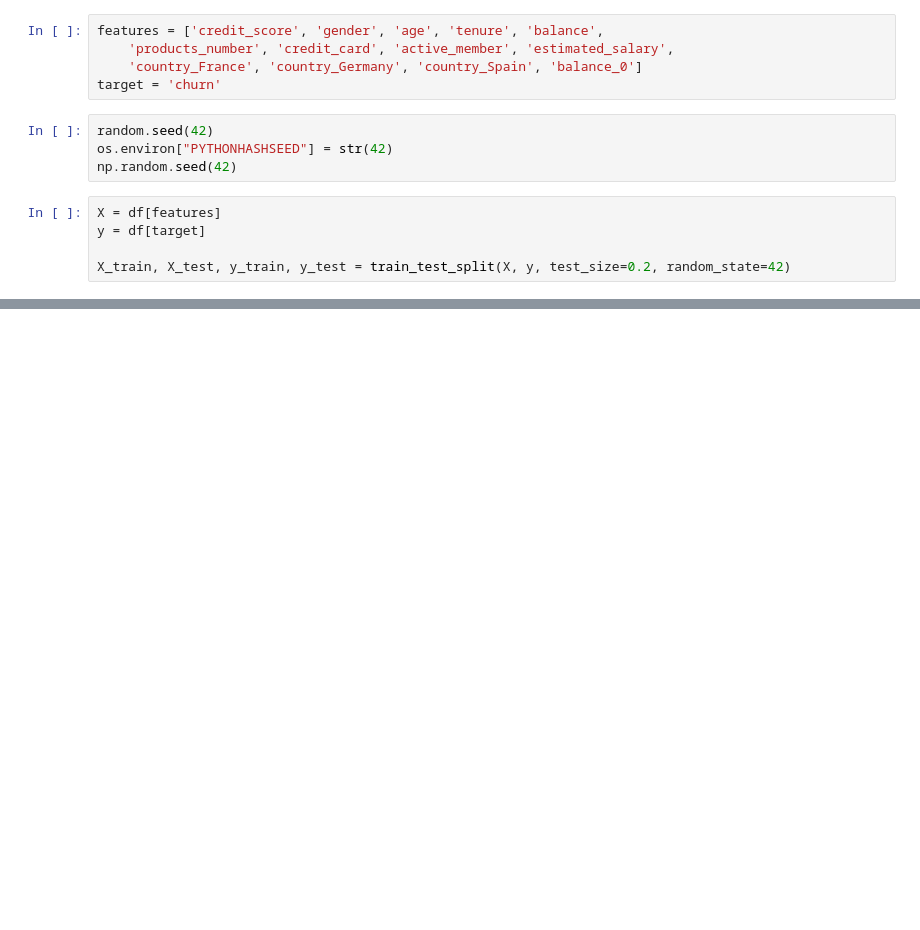
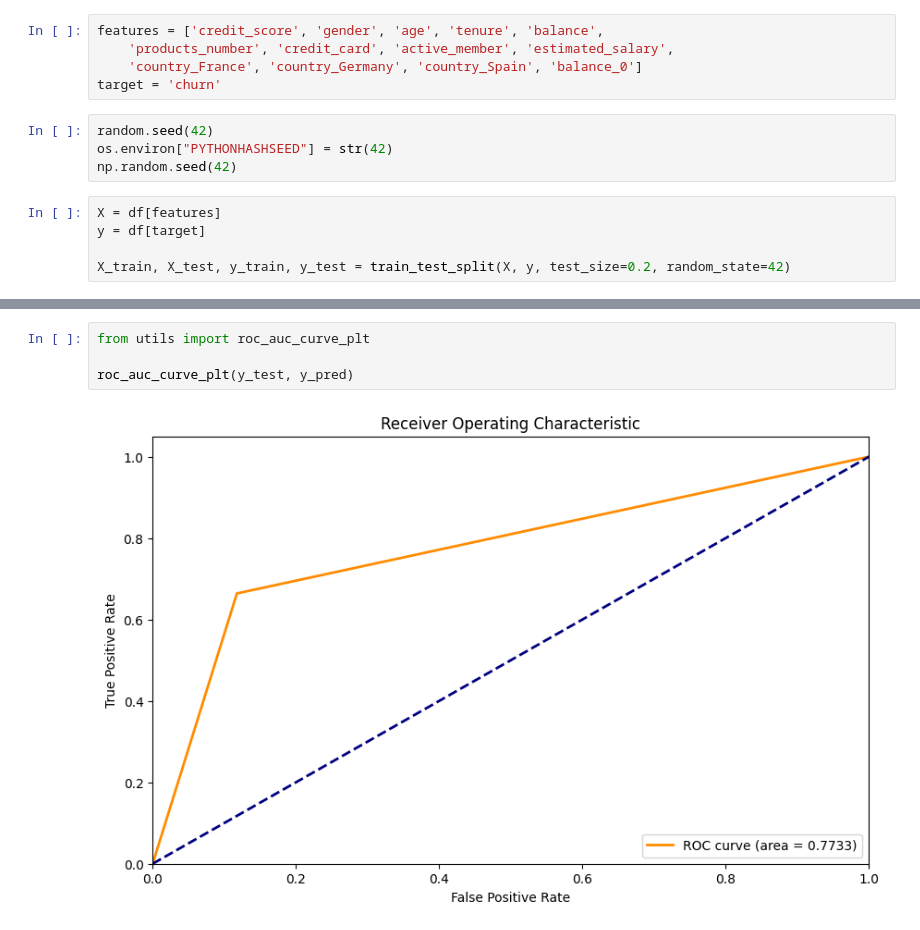
Before and after one commit to SKNETWORKS-FAMILY-AICAMP/SKN10-2nd-1Team, a Jupyter notebook: run.ipynb, the cells around one changed output, grey strips where cells are left out. Cells and saved outputs as stored; diff of their text form; blank space fills up the shorter version.

```diff
--- a/run.ipynb
+++ b/run.ipynb
@@ -88,0 +69,6 @@ feature_importance(model, X_train)
+# %%
+from utils import roc_auc_curve_plt
+
+roc_auc_curve_plt(y_test, y_pred)
+# %% [output]
+[figure, added]
```
Also changed, not shown: parts of 4 cells of this notebook, 1 other file.
